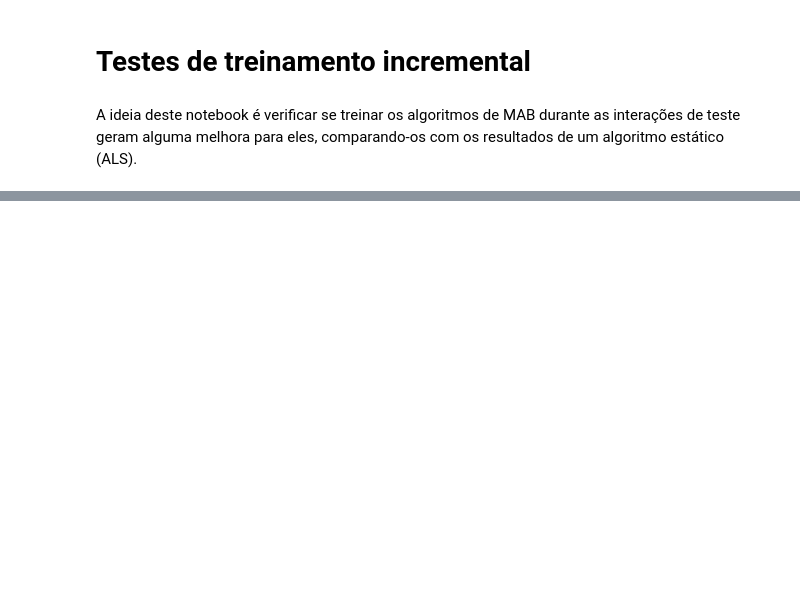
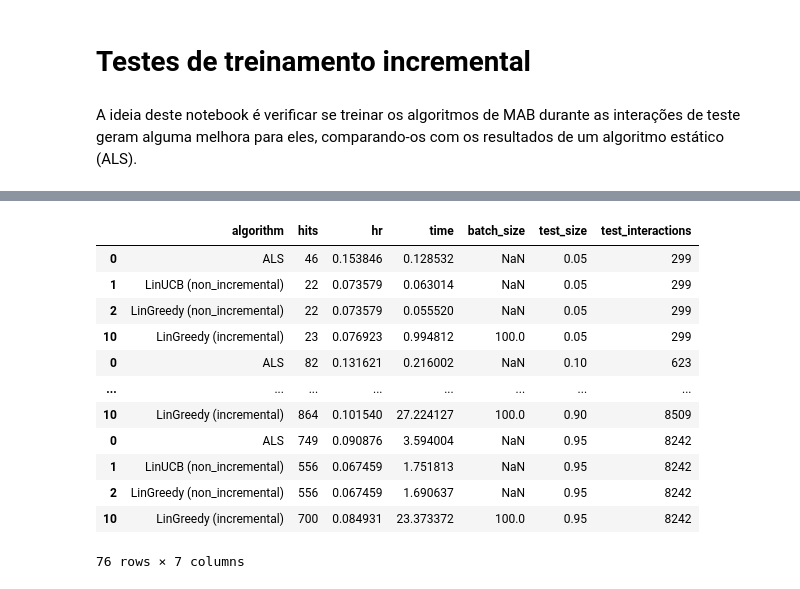
Before and after one commit to GregorioFornetti/Estudos-MAB, a Jupyter notebook: mab2rec/testes_incremental_training.ipynb, the cells around one changed output, grey strips where cells are left out. Cells and saved outputs as stored; diff of their text form; code cells hidden in the pictures; blank space fills up the shorter version.

```diff
--- a/mab2rec/testes_incremental_training.ipynb
+++ b/mab2rec/testes_incremental_training.ipynb
@@ -310,0 +239,22 @@ HR: 0.07995632128124242
+# %%
+df_results_filtered = df_results[
+    (df_results['algorithm'] == 'LinUCB (non_incremental)') |
+    (df_results['algorithm'] == 'LinGreedy (non_incremental)') |
+    (df_results['algorithm'] == 'ALS') |
+    ((df_results['algorithm'] == 'LinGreedy (incremental)') & (df_results['batch_size'] == 100.0))
+]
+df_results_filtered
+# %% [output]
+|  | algorithm | hits | hr | time | batch_size | test_size | test_interactions |
+| 0 | ALS | 46 | 0.153846 | 0.128532 | NaN | 0.05 | 299 |
+| 1 | LinUCB (non_incremental) | 22 | 0.073579 | 0.063014 | NaN | 0.05 | 299 |
+| 2 | LinGreedy (non_incremental) | 22 | 0.073579 | 0.055520 | NaN | 0.05 | 299 |
+| 10 | LinGreedy (incremental) | 23 | 0.076923 | 0.994812 | 100.0 | 0.05 | 299 |
+| 0 | ALS | 82 | 0.131621 | 0.216002 | NaN | 0.10 | 623 |
+| ... | ... | ... | ... | ... | ... | ... | ... |
+| 10 | LinGreedy (incremental) | 864 | 0.101540 | 27.224127 | 100.0 | 0.90 | 8509 |
+| 0 | ALS | 749 | 0.090876 | 3.594004 | NaN | 0.95 | 8242 |
+| 1 | LinUCB (non_incremental) | 556 | 0.067459 | 1.751813 | NaN | 0.95 | 8242 |
+| 2 | LinGreedy (non_incremental) | 556 | 0.067459 | 1.690637 | NaN | 0.95 | 8242 |
+| 10 | LinGreedy (incremental) | 700 | 0.084931 | 23.373372 | 100.0 | 0.95 | 8242 |
+76 rows × 7 columns
```
Also changed, not shown: parts of 21 cells of this notebook, 23 other files.
